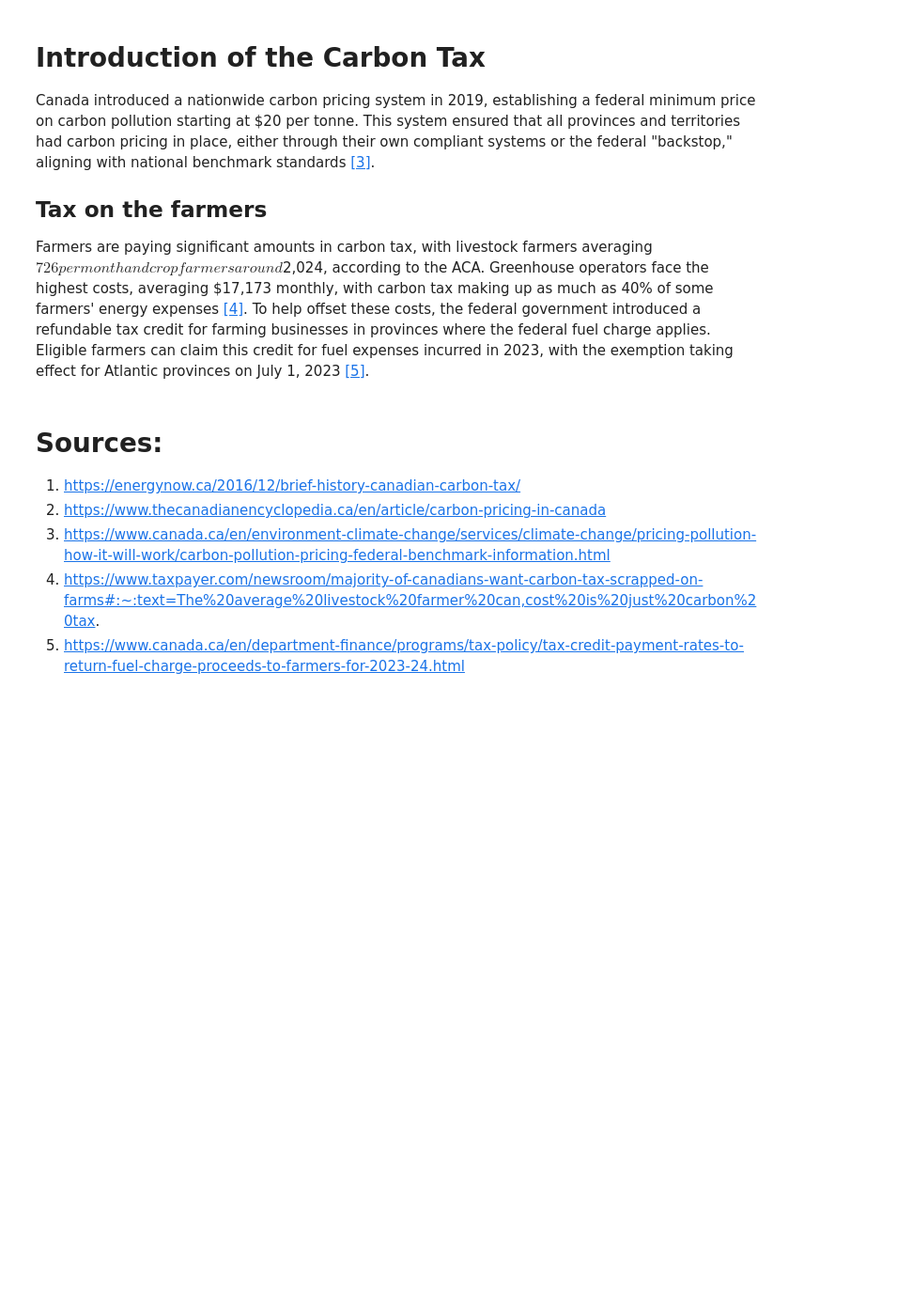
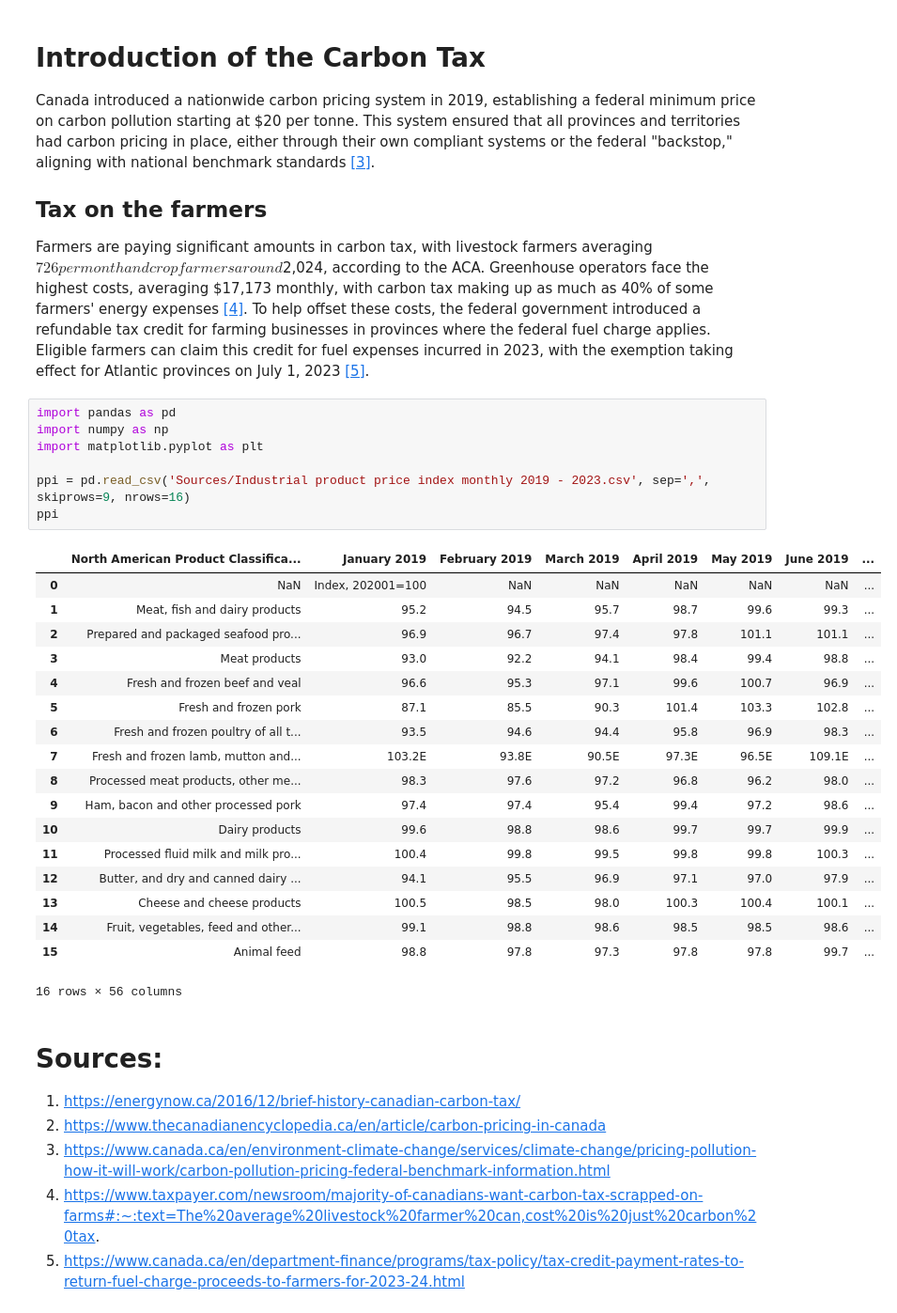
Before and after one commit to Matthew-S-Chiasson/CS2545-Analytics-on-the-price-of-Groceries-due-to-the-Carbon-Tax, a Jupyter notebook: Carbon_Tax_Data_Observations.ipynb, the cells around one changed output. Shown at 94% size. Saved outputs shown, nothing was run; the diff lists cells and outputs as text; blank space fills up the shorter version.

Commit message:
added grocery price dataset and dataframe

```diff
--- a/Carbon_Tax_Data_Observations.ipynb
+++ b/Carbon_Tax_Data_Observations.ipynb
@@ -110,6 +110,32 @@ Canada introduced a nationwide carbon pricing system in 2019, establishing a fed
 ## Tax on the farmers
 
 Farmers are paying significant amounts in carbon tax, with livestock farmers averaging $726 per month and crop farmers around $2,024, according to the ACA. Greenhouse operators face the highest costs, averaging $17,173 monthly, with carbon tax making up as much as 40% of some farmers' energy expenses [[4]](https://www.taxpayer.com/newsroom/majority-of-canadians-want-carbon-tax-scrapped-on-farms#:~:text=The%20average%20livestock%20farmer%20can,cost%20is%20just%20carbon%20tax.).  To help offset these costs, the federal government introduced a refundable tax credit for farming businesses in provinces where the federal fuel charge applies. Eligible farmers can claim this credit for fuel expenses incurred in 2023, with the exemption taking effect for Atlantic provinces on July 1, 2023 [[5]](https://www.canada.ca/en/department-finance/programs/tax-policy/tax-credit-payment-rates-to-return-fuel-charge-proceeds-to-farmers-for-2023-24.html).
+# %%
+import pandas as pd
+import numpy as np
+import matplotlib.pyplot as plt
+
+ppi = pd.read_csv('Sources/Industrial product price index monthly 2019 - 2023.csv', sep=',', skiprows=9, nrows=16)
+ppi
+# %% [output]
+|  | North American Product Classifica... | January 2019 | February 2019 | March 2019 | April 2019 | May 2019 | June 2019 | ... |
+| 0 | NaN | Index, 202001=100 | NaN | NaN | NaN | NaN | NaN | ... |
+| 1 | Meat, fish and dairy products | 95.2 | 94.5 | 95.7 | 98.7 | 99.6 | 99.3 | ... |
+| 2 | Prepared and packaged seafood pro... | 96.9 | 96.7 | 97.4 | 97.8 | 101.1 | 101.1 | ... |
+| 3 | Meat products | 93.0 | 92.2 | 94.1 | 98.4 | 99.4 | 98.8 | ... |
+| 4 | Fresh and frozen beef and veal | 96.6 | 95.3 | 97.1 | 99.6 | 100.7 | 96.9 | ... |
+| 5 | Fresh and frozen pork | 87.1 | 85.5 | 90.3 | 101.4 | 103.3 | 102.8 | ... |
+| 6 | Fresh and frozen poultry of all t... | 93.5 | 94.6 | 94.4 | 95.8 | 96.9 | 98.3 | ... |
+| 7 | Fresh and frozen lamb, mutton and... | 103.2E | 93.8E | 90.5E | 97.3E | 96.5E | 109.1E | ... |
+| 8 | Processed meat products, other me... | 98.3 | 97.6 | 97.2 | 96.8 | 96.2 | 98.0 | ... |
+| 9 | Ham, bacon and other processed pork | 97.4 | 97.4 | 95.4 | 99.4 | 97.2 | 98.6 | ... |
+| 10 | Dairy products | 99.6 | 98.8 | 98.6 | 99.7 | 99.7 | 99.9 | ... |
+| 11 | Processed fluid milk and milk pro... | 100.4 | 99.8 | 99.5 | 99.8 | 99.8 | 100.3 | ... |
+| 12 | Butter, and dry and canned dairy ... | 94.1 | 95.5 | 96.9 | 97.1 | 97.0 | 97.9 | ... |
+| 13 | Cheese and cheese products | 100.5 | 98.5 | 98.0 | 100.3 | 100.4 | 100.1 | ... |
+| 14 | Fruit, vegetables, feed and other... | 99.1 | 98.8 | 98.6 | 98.5 | 98.5 | 98.6 | ... |
+| 15 | Animal feed | 98.8 | 97.8 | 97.3 | 97.8 | 97.8 | 99.7 | ... |
+16 rows × 56 columns
 # %% [markdown]
 # Sources:
 
```
Also changed, not shown: 1 other file.
